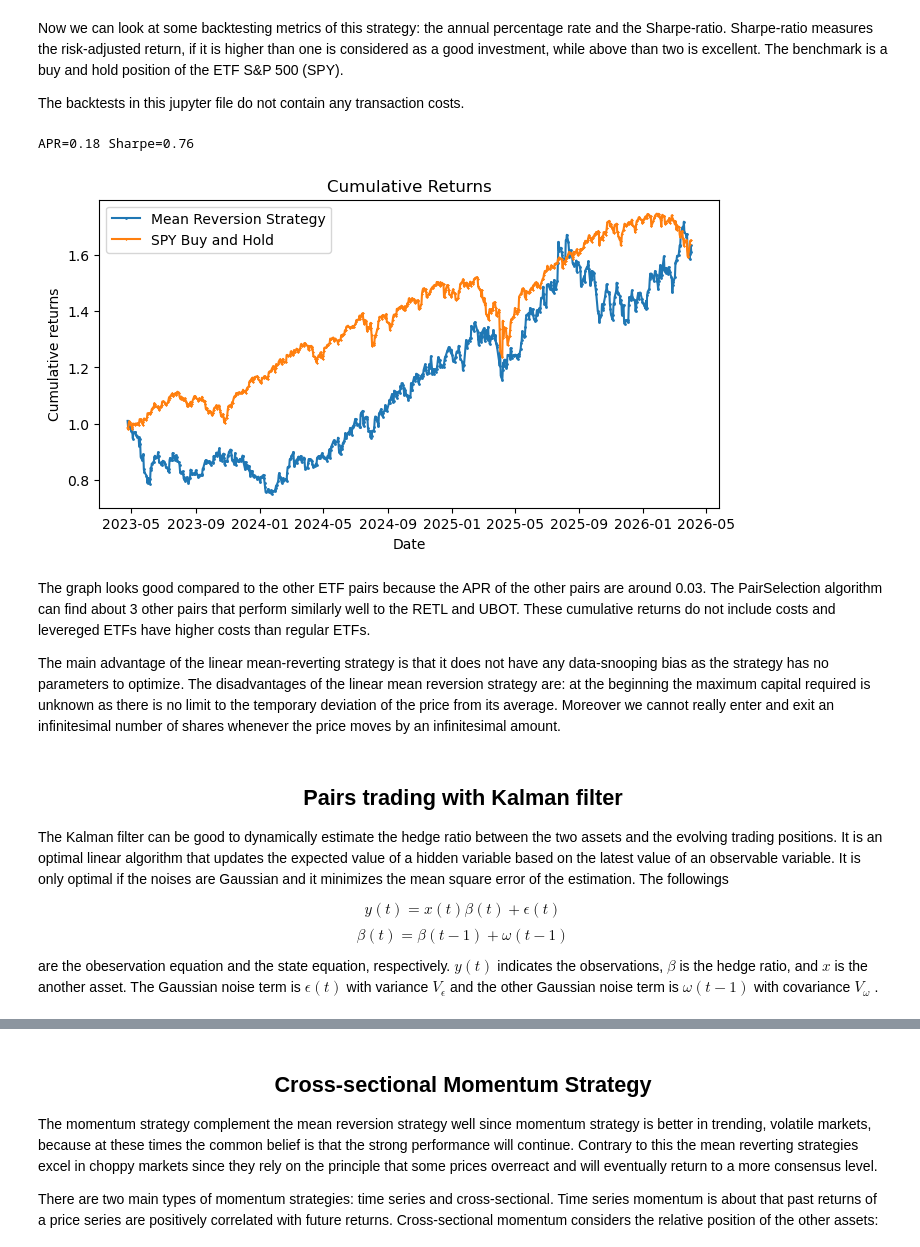
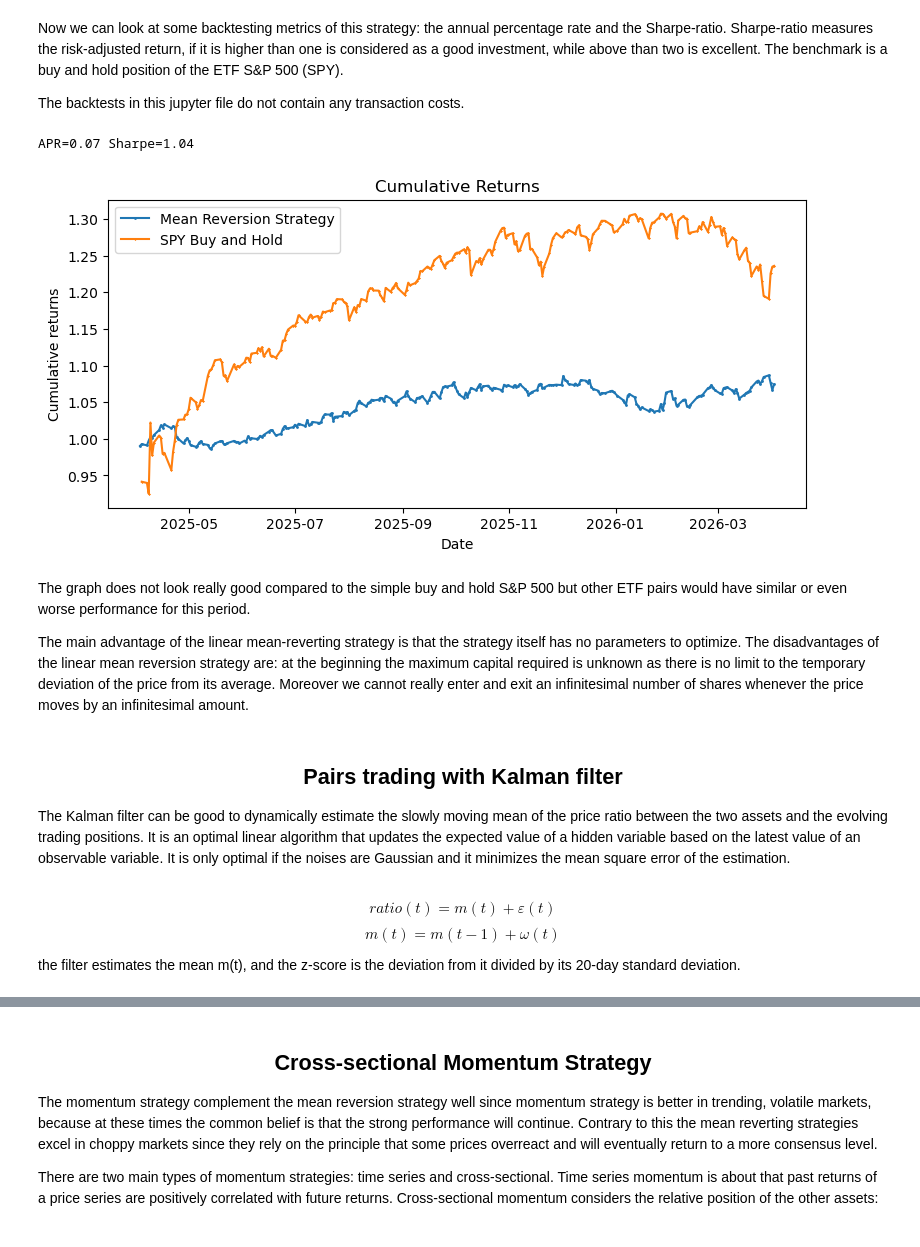
Before and after one commit to dsterczer/Algorithmic-Trading, a Jupyter notebook: AlgoTrading.ipynb, the cells around one changed output, grey strips where cells are left out. Saved outputs shown, nothing was run; the diff lists cells and outputs as text; code cells hidden in the pictures.

```diff
--- a/AlgoTrading.ipynb
+++ b/AlgoTrading.ipynb
@@ -381,7 +388,7 @@ $$ y = y_{1} - h y_{2} $$
 
 where $y$ is the stationary time series and $h $ is the hedge ratio or the number of shares.
 # %%
-portfolioMR=pd.DataFrame(np.dot(dataMR1pair.values, cointResMR.evec[:, 0]))
+portfolioMR = pd.DataFrame(np.dot(dataMR1pair.loc[:split].values, cointResMR.evec[:, 0]), index=dataMR1pair.loc[:split].index)
 portfolioMRlag=portfolioMR.shift()
 portfolioMRdelta=portfolioMR-portfolioMRlag
 portfolioMR1=pd.concat([portfolioMRlag, portfolioMRdelta], axis=1)
@@ -408,28 +415,32 @@ $\lambda$ is negative for a mean-reverting process and if $t$ tends to infinity
 # %%
-numUnitsMR =-(portfolioMR-portfolioMR.rolling(lookbackMR).mean())/portfolioMR.rolling(lookbackMR).std()
-positionsMR=pd.DataFrame(np.dot(numUnitsMR.values, np.expand_dims(cointResMR.evec[:, 0], axis=1).T)*dataMR1pair)
+evec = cointResMR.evec[:, 0]
+portfolioFull = pd.DataFrame(np.dot(dataMR1pair.values, evec), index=dataMR1pair.index)
+numUnitsMR = -(portfolioFull - portfolioFull.rolling(lookbackMR).mean()) / portfolioFull.rolling(lookbackMR).std()
+positionsMR = pd.DataFrame(np.dot(numUnitsMR.values, np.expand_dims(evec, axis=1).T) * dataMR1pair.values,
+                           index=dataMR1pair.index, columns=dataMR1pair.columns)
 # %% [markdown]
 The strategy continuously enters and exits positions: one asset is longed and another one is shorted. The share of the units is determined by the eigenvector of Johansen's test. The number of the assets can be expanded to three or even more ones as well, the cointegrating vector of Johansen's test would be good for them.
 # %%
 pnlMR1=np.sum((positionsMR.shift().values)*(dataMR1pair.pct_change().values), axis=1)
 returnsMR1=pnlMR1/np.sum(np.abs(positionsMR.shift()), axis=1)
 returnsMR1 = returnsMR1.dropna()
+returnsMR1 = returnsMR1.loc[split:]
 # %% [markdown]
 Now we can look at some backtesting metrics of this strategy: the annual percentage rate and the Sharpe-ratio. Sharpe-ratio measures the risk-adjusted return, if it is higher than one is considered as a good investment, while above than two is excellent. The benchmark is a buy and hold position of the ETF S&P 500 (SPY).
 
 The backtests in this jupyter file do not contain any transaction costs.
 # %%
 cumulativeReturnsMR1 = (np.cumprod(1+returnsMR1) )
-APR = np.prod(1+returnsMR1)**(252/len(returnsMR1))-1
-Sharpe = np.sqrt(252)*np.mean(returnsMR1)/np.std(returnsMR1)
+APRMRN = np.prod(1+returnsMR1)**(252/len(returnsMR1))-1
+SharpeMRN = np.sqrt(252)*np.mean(returnsMR1)/np.std(returnsMR1)
 
-print(f'APR={APR:.2f} Sharpe={Sharpe:.2f}')
+print(f'APR={APRMRN:.2f} Sharpe={SharpeMRN:.2f}')
 # %% [output]
-APR=0.18 Sharpe=0.76
+APR=0.07 Sharpe=1.04
 # %%
 sameIDsMR1 = returnsMR1.index.intersection(dataSPY.index)
 spyReturnsMR1 = dataSPY.loc[sameIDsMR1]
-spyReturnsMR1 = spyReturnsMR1.pct_change().shift(-1)
+spyReturnsMR1 = spyReturnsMR1.pct_change()
 
 benchmarkReturnsMR1 = []
 for date, row in spyReturnsMR1.iterrows():
@@ -438,27 +449,27 @@ for date, row in spyReturnsMR1.iterrows():
 benchmarkReturnsMR1 = pd.DataFrame(benchmarkReturnsMR1, index=returnsMR1.index)
 benchmarkCumulativeReturnsMR1 = (np.cumprod(1 + benchmarkReturnsMR1) )
 # %%
-plt.figure(figsize=(8, 4))
+plt.figure(figsize=(9, 4))
 plt.plot(cumulativeReturnsMR1, label="Mean Reversion Strategy", marker="o", markersize=1)
 plt.plot(benchmarkCumulativeReturnsMR1, label="SPY Buy and Hold", marker="x", markersize=1)
 plt.xlabel('Date')
 plt.ylabel('Cumulative returns')
 plt.legend()
 plt.title('Cumulative Returns')
 plt.show()
 # %% [output]
-[figure, old version]
+[figure, new version]
 # %% [markdown]
-The graph looks good compared to the other ETF pairs because the APR of the other pairs are around 0.03. The PairSelection algorithm can find about 3 other pairs that perform similarly well to the RETL and UBOT. These cumulative returns do not include costs and levereged ETFs have higher costs than regular ETFs.
+The graph does not look really good compared to the simple buy and hold S&P 500 but other ETF pairs would have similar or even worse performance for this period.
 
-The main advantage of the linear mean-reverting strategy is that it does not have any data-snooping bias as the strategy has no parameters to optimize. The disadvantages of the linear mean reversion strategy are: at the beginning the maximum capital required is unknown as there is no limit to the temporary deviation of the price from its average. Moreover we cannot really enter and exit an infinitesimal number of shares whenever the price moves by an infinitesimal amount.
+The main advantage of the linear mean-reverting strategy is that the strategy itself has no parameters to optimize. The disadvantages of the linear mean reversion strategy are: at the beginning the maximum capital required is unknown as there is no limit to the temporary deviation of the price from its average. Moreover we cannot really enter and exit an infinitesimal number of shares whenever the price moves by an infinitesimal amount.
 # %% [markdown]
 ## <center> Pairs trading with Kalman filter </center>
 
-The Kalman filter can be good to dynamically estimate the hedge ratio between the two assets and the evolving trading positions. It is an optimal linear algorithm that updates the expected value of a hidden variable based on the latest value of an observable variable. It is only optimal if the noises are Gaussian and it minimizes the mean square error of the estimation. The followings
-
-$$ y (t) = x(t) \beta(t) + \epsilon(t) $$
-$$ \beta(t) = \beta(t-1) + \omega(t-1) $$
-
-are the obeservation equation and the state equation, respectively. $ y(t) $ indicates the observations, $\beta$ is the hedge ratio, and $x$ is the another asset. The Gaussian noise term is $ \epsilon(t) $ with variance $ V_{\epsilon}$ and the other Gaussian noise term is $\omega(t-1)$ with covariance  $V_{\omega}$ .
+The Kalman filter can be good to dynamically estimate the slowly moving mean of the price ratio between the two assets and the evolving trading positions. It is an optimal linear algorithm that updates the expected value of a hidden variable based on the latest value of an observable variable. It is only optimal if the noises are Gaussian and it minimizes the mean square error of the estimation.
+# %% [markdown]
+$$ ratio(t) = m(t) + ε(t) $$
+$$ m(t) = m(t−1) + ω(t) $$
+
+the filter estimates the mean m(t), and the z-score is the deviation from it divided by its 20-day standard deviation.
 # %%
```
Also changed, not shown: parts of 48 cells of this notebook.
